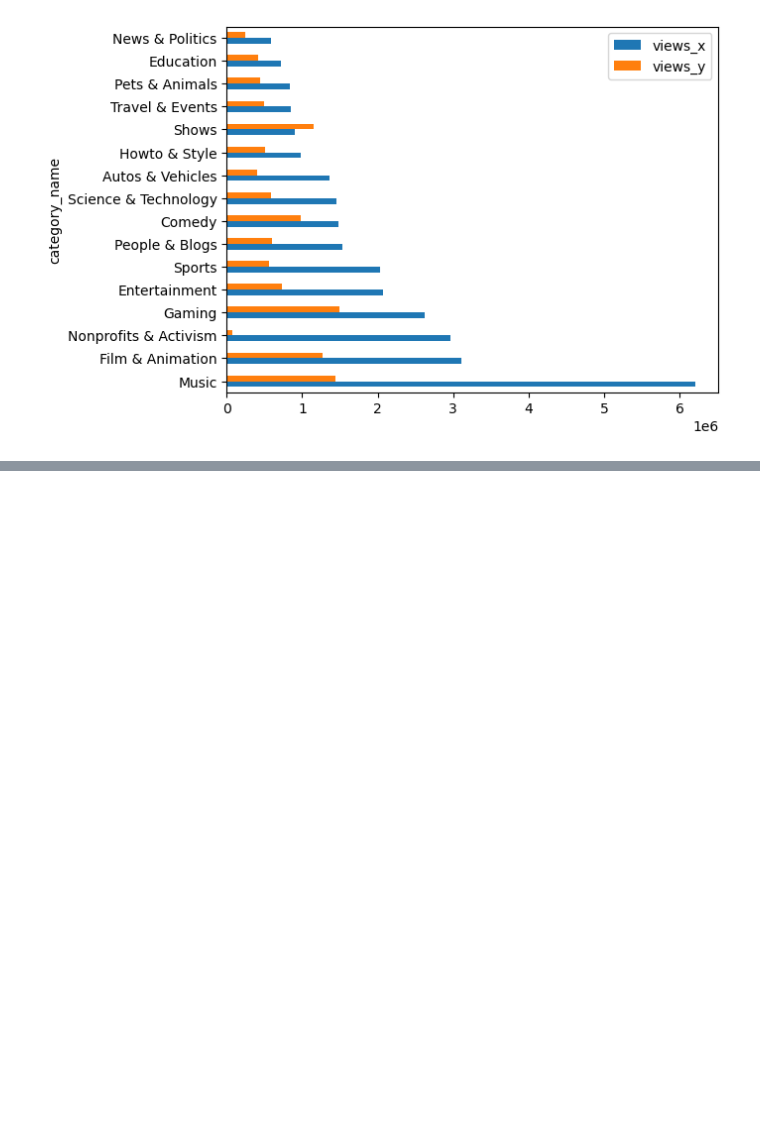
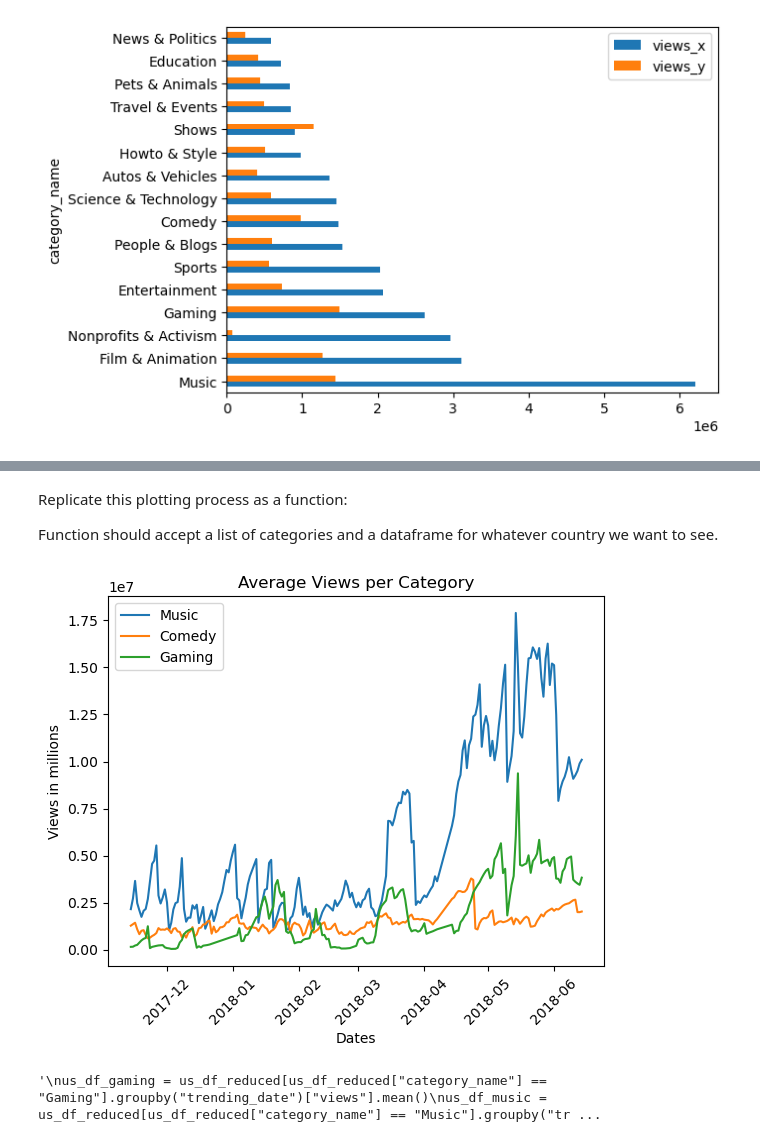
Before and after one commit to JosephTylerSeay/Pandas-EDA-Case-Study, a Jupyter notebook: project.ipynb, the cells around one changed output, grey strips where cells are left out. Cells and saved outputs as stored; diff of their text form; code cells hidden in the pictures; blank space fills up the shorter version.

```diff
--- a/project.ipynb
+++ b/project.ipynb
@@ -116,0 +118,38 @@ plt.legend()
+# %% [markdown]
+Replicate this plotting process as a function:
+
+Function should accept a list of categories and a dataframe for whatever country we want to see.
+# %%
+def plot_categories(df, category, aggregation='mean'):
+        df = df[df["category_name"] == category].groupby("trending_date")["views"].mean()
+        df = df.reset_index()
+        ax = plt.plot(df["trending_date"], df["views"], label=category)
+        return ax
+
+cat_list = ['Music', "Comedy", "Gaming"]
+for cat in cat_list:
+    plot_categories(us_df_reduced, cat)
+plt.legend()
+plt.title("Average Views per Category")
+plt.ylabel("Views in millions")
+plt.xlabel("Dates")
+plt.xticks(rotation=45)
+plt.show()
+'''
+us_df_gaming = us_df_reduced[us_df_reduced["category_name"] == "Gaming"].groupby("trending_date")["views"].mean()
+us_df_music = us_df_reduced[us_df_reduced["category_name"] == "Music"].groupby("trending_date")["views"].mean()
+us_df_gaming = us_df_gaming.reset_index()
+us_df_music = us_df_music.reset_index()
+
+plt.plot(us_df_gaming["trending_date"], us_df_gaming["views"], label="Gaming")
+plt.plot(us_df_music["trending_date"], us_df_music["views"], label="Music")
+plt.yticks(np.arange(0, round(us_df_music["views"].max(), -6) + 1000000, 1000000))
+plt.title("Average Views per Category")
+plt.ylabel("Views in millions")
+plt.xlabel("Dates")
+plt.xticks(rotation=45)
+plt.legend()
+'''
+# %% [output]
+[figure, added]
+'\nus_df_gaming = us_df_reduced[us_df_reduced["category_name"] == "Gaming"].groupby("trending_date")["views"].mean()\nus_df_music = us_df_reduced[us_df_reduced["category_name"] == "Music"].groupby("tr ...
```
Also changed, not shown: parts of 3 cells of this notebook, 2 other files.
